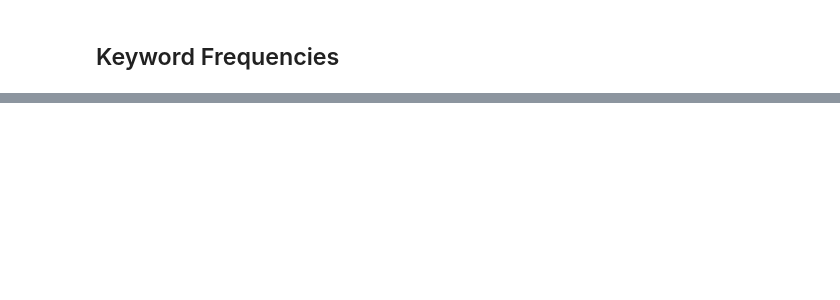
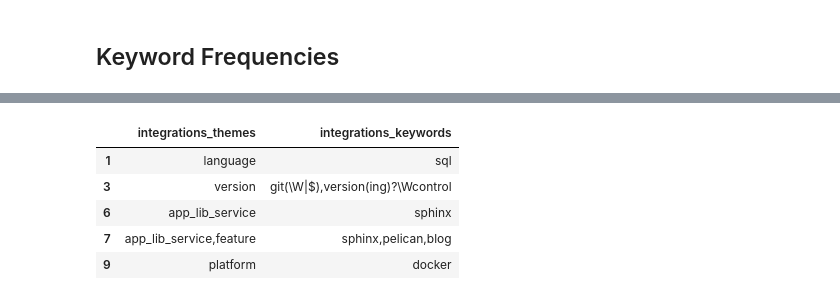
Before and after one commit to jupyter/design, a Jupyter notebook: surveys/2015-notebook-ux/analysis/3b_integration_themes.ipynb, the cells around one changed output, grey strips where cells are left out. Saved outputs shown, nothing was run; the diff lists cells and outputs as text; code cells hidden in the pictures; blank space fills up the shorter version.

```diff
--- a/surveys/2015-notebook-ux/analysis/3b_integration_themes.ipynb
+++ b/surveys/2015-notebook-ux/analysis/3b_integration_themes.ipynb
@@ -245,0 +245,22 @@ _ = ax.set_xlabel('Mentions')
+# %%
+themes_df = themes_df.rename(columns={'themes' : column+'_themes'})
+# %%
+themes_df[column+'_keywords'] = ''
+# %%
+for theme, keywords in themes.items():
+    for keyword in keywords:
+        results = responses.map(lambda text: keywords_or(text, [keyword]))
+        if not results.sum(): continue
+        themes_df.loc[results, column+'_keywords'] += keyword + ','
+# %%
+themes_df[column+'_themes'] = themes_df[column+'_themes'].str.rstrip(',')
+themes_df[column+'_keywords'] = themes_df[column+'_keywords'].str.rstrip(',')
+# %%
+themes_df.head(5)
+# %% [output]
+|  | integrations_themes | integrations_keywords |
+| 1 | language | sql |
+| 3 | version | git(\W|$),version(ing)?\Wcontrol |
+| 6 | app_lib_service | sphinx |
+| 7 | app_lib_service,feature | sphinx,pelican,blog |
+| 9 | platform | docker |
```
Also changed, not shown: parts of 19 cells of this notebook, 1 other file.
